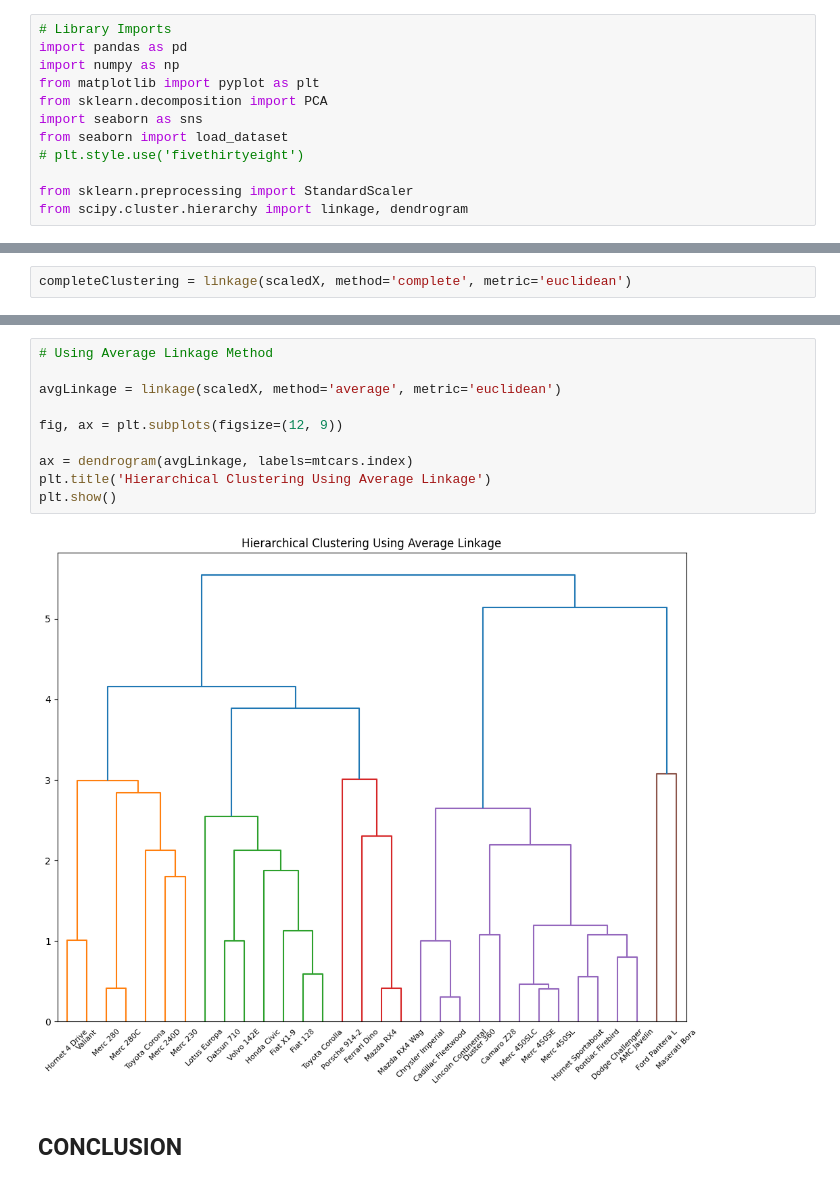
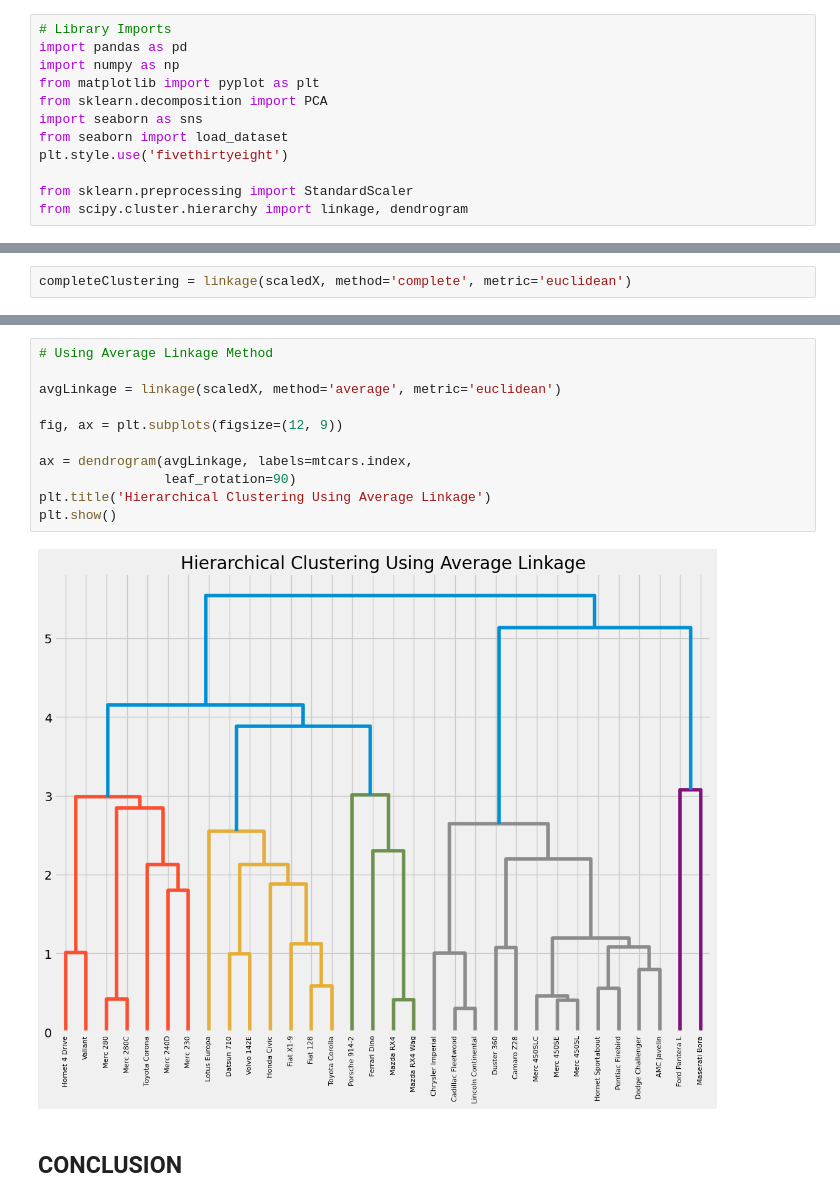
Before and after one commit to pnjoki/PCA-and-Clustering-with-Python, a Jupyter notebook: core.ipynb, the cells around one changed output, grey strips where cells are left out. Cells and saved outputs as stored; diff of their text form.

```diff
--- a/core.ipynb
+++ b/core.ipynb
@@ -12,7 +26,7 @@ from matplotlib import pyplot as plt
 from sklearn.decomposition import PCA
 import seaborn as sns
 from seaborn import load_dataset
-# plt.style.use('fivethirtyeight')
+plt.style.use('fivethirtyeight')
 
 from sklearn.preprocessing import StandardScaler
 from scipy.cluster.hierarchy import linkage, dendrogram
@@ -351,14 +376,15 @@ plt.show()
 # %%
 # Using Average Linkage Method
 
 avgLinkage = linkage(scaledX, method='average', metric='euclidean')
 
 fig, ax = plt.subplots(figsize=(12, 9))
 
-ax = dendrogram(avgLinkage, labels=mtcars.index)
+ax = dendrogram(avgLinkage, labels=mtcars.index,
+                leaf_rotation=90)
 plt.title('Hierarchical Clustering Using Average Linkage')
 plt.show()
 # %% [output]
-[figure, old version]
+[figure, new version]
 # %% [markdown]
 ## CONCLUSION
```
Also changed, not shown: parts of 23 cells of this notebook, 3 other files.
